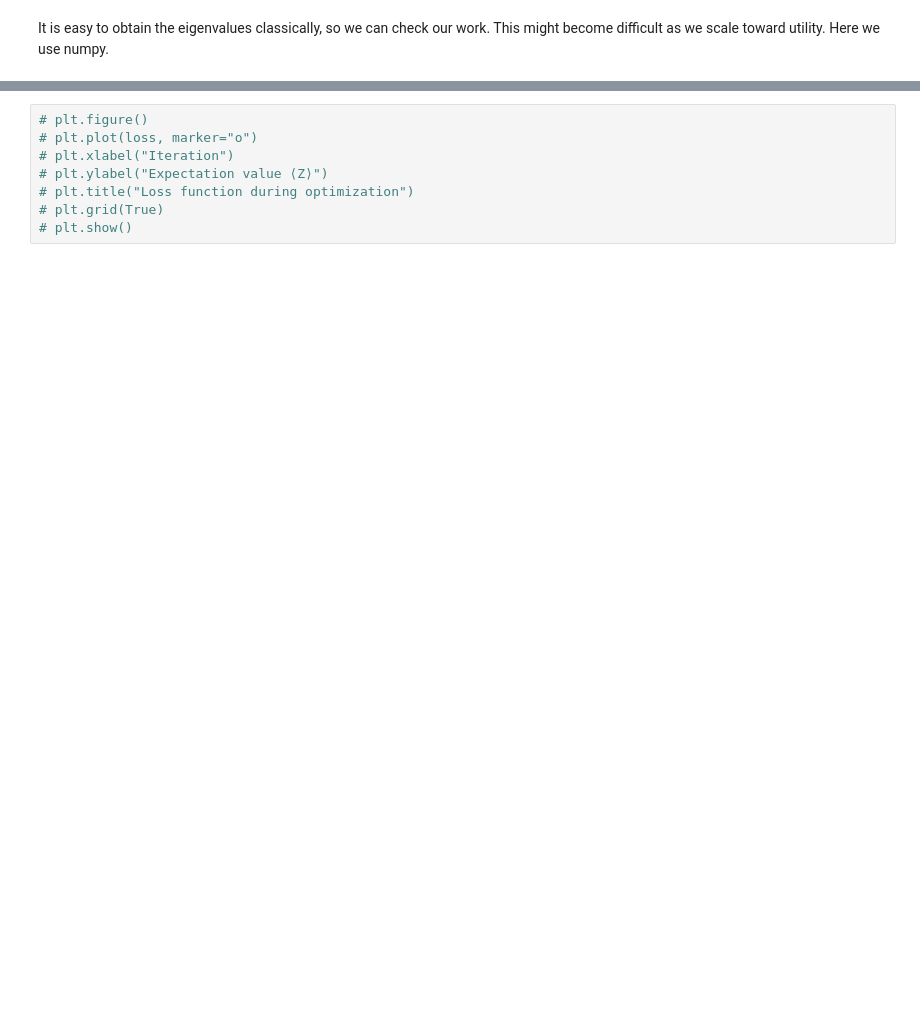
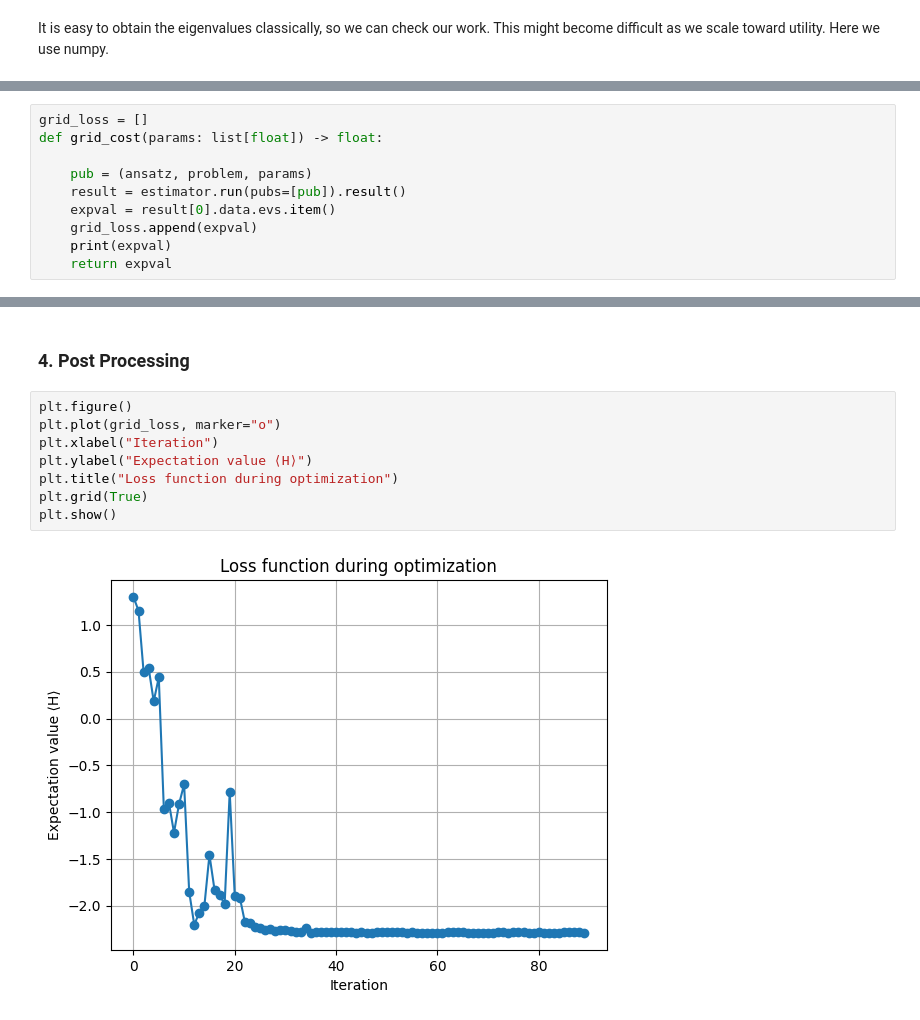
Before and after one commit to JoeyRogers-svg/Qiskit-fundamentals-course, a Jupyter notebook: 5-VQE-part-1.ipynb, the cells around one changed output, grey strips where cells are left out. Saved outputs shown, nothing was run; the diff lists cells and outputs as text; blank space fills up the shorter version.

```diff
--- a/5-VQE-part-1.ipynb
+++ b/5-VQE-part-1.ipynb
@@ -173,0 +277,10 @@ Eigenvalues of ZZ for each computational basis state
+# %%
+grid_loss = []
+def grid_cost(params: list[float]) -> float:
+
+    pub = (ansatz, problem, params)
+    result = estimator.run(pubs=[pub]).result()
+    expval = result[0].data.evs.item()
+    grid_loss.append(expval)
+    print(expval)
+    return expval
@@ -174,8 +311,12 @@ Eigenvalues of ZZ for each computational basis state
+# %% [markdown]
+### **4. Post Processing**
 # %%
-# plt.figure()
-# plt.plot(loss, marker="o")
-# plt.xlabel("Iteration")
-# plt.ylabel("Expectation value ⟨Z⟩")
-# plt.title("Loss function during optimization")
-# plt.grid(True)
-# plt.show()
+plt.figure()
+plt.plot(grid_loss, marker="o")
+plt.xlabel("Iteration")
+plt.ylabel("Expectation value ⟨H⟩")
+plt.title("Loss function during optimization")
+plt.grid(True)
+plt.show()
+# %% [output]
+[figure, added]
```
Also changed, not shown: parts of 50 cells of this notebook, 3 other files.
